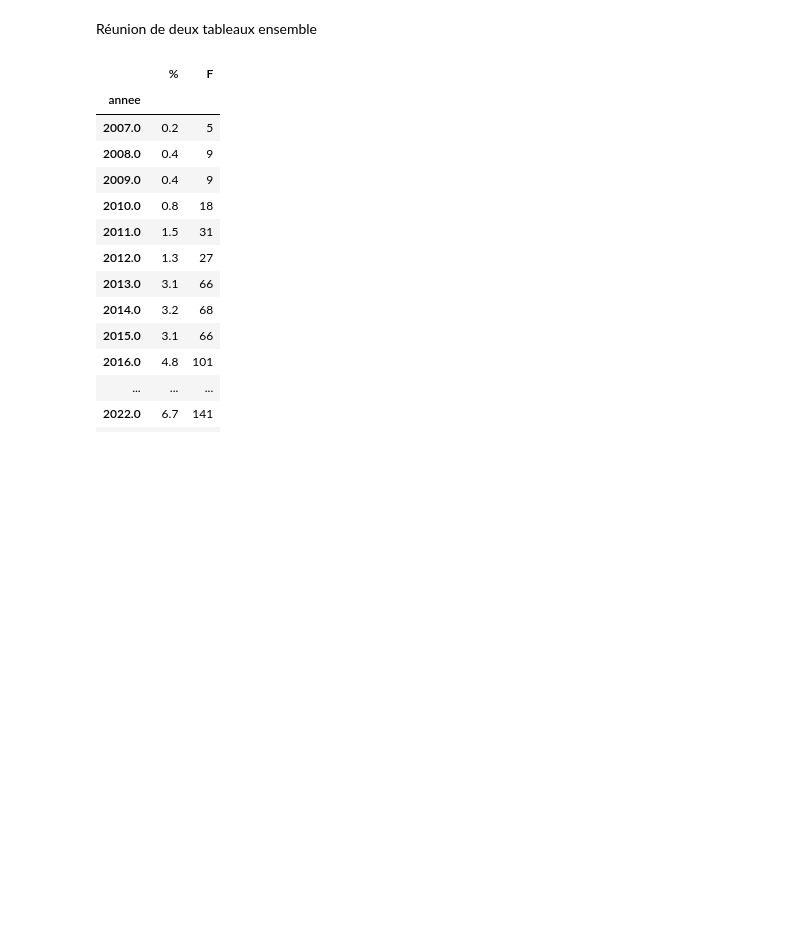
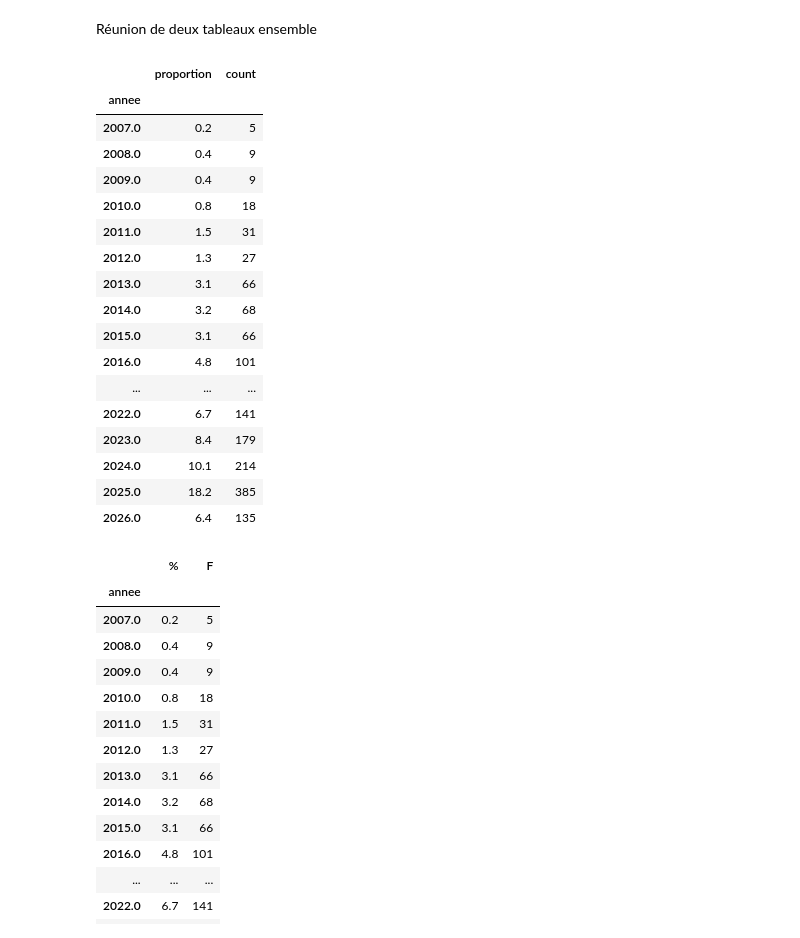
Before and after one commit to pyshs/CUSO2026, a Jupyter notebook: notebooks/pandas.ipynb, the cells around one changed output. Cells and saved outputs as stored; diff of their text form; code cells hidden in the pictures; blank space fills up the shorter version.

```diff
--- a/notebooks/pandas.ipynb
+++ b/notebooks/pandas.ipynb
@@ -358,4 +358,26 @@ distribution_pourcentage = (
 )
 # %% [markdown]
 Réunion de deux tableaux ensemble
+# %%
+# pd.concat([tableau_1, tableau_2], axis=1)
+pd.concat([distribution_pourcentage, distribution_absolue], axis=1)
+# %% [output]
+|  | proportion | count |
+| annee |  |  |
+| 2007.0 | 0.2 | 5 |
+| 2008.0 | 0.4 | 9 |
+| 2009.0 | 0.4 | 9 |
+| 2010.0 | 0.8 | 18 |
+| 2011.0 | 1.5 | 31 |
+| 2012.0 | 1.3 | 27 |
+| 2013.0 | 3.1 | 66 |
+| 2014.0 | 3.2 | 68 |
+| 2015.0 | 3.1 | 66 |
+| 2016.0 | 4.8 | 101 |
+| ... | ... | ... |
+| 2022.0 | 6.7 | 141 |
+| 2023.0 | 8.4 | 179 |
+| 2024.0 | 10.1 | 214 |
+| 2025.0 | 18.2 | 385 |
+| 2026.0 | 6.4 | 135 |
 # %%
```
Also changed, not shown: parts of 1 cell of this notebook.
